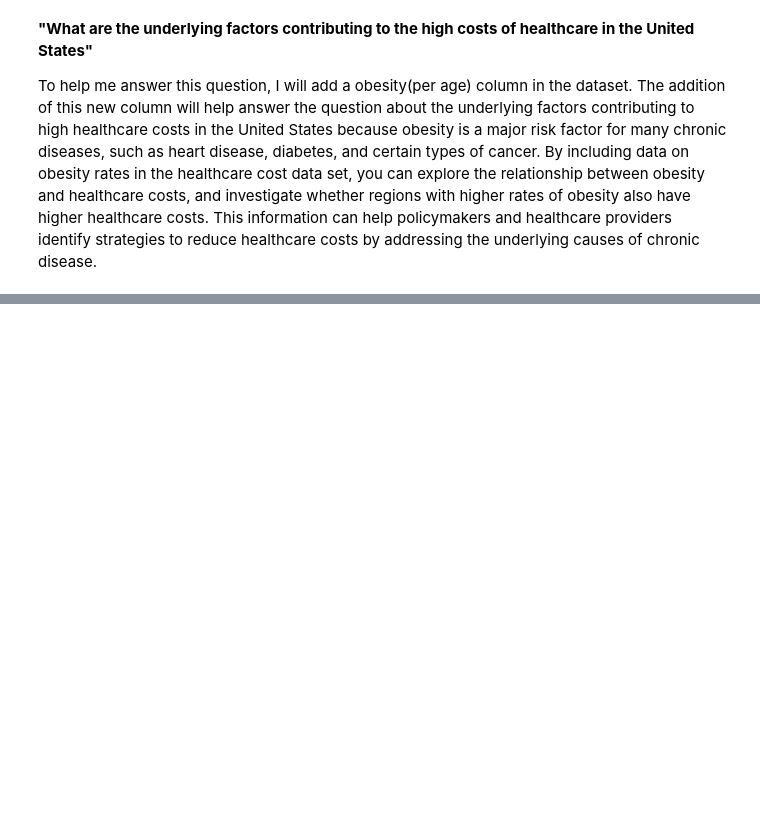
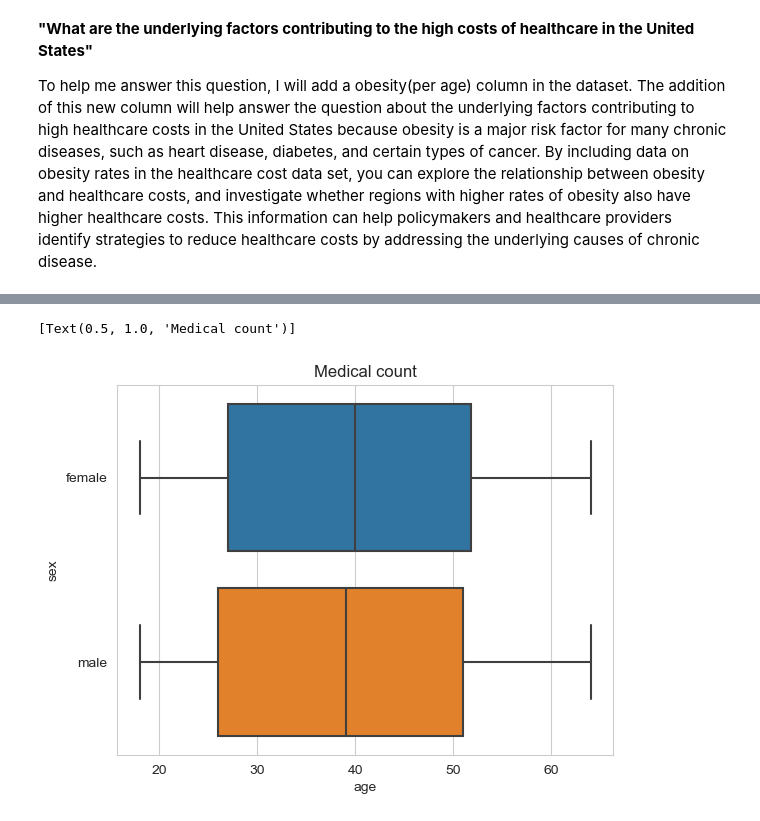
Before and after one commit to ubco-W2022T2-data301/project-group-group40, a Jupyter notebook: analysis/analysis1.ipynb, the cells around one changed output, grey strips where cells are left out. Cells and saved outputs as stored; diff of their text form; code cells hidden in the pictures; blank space fills up the shorter version.

```diff
--- a/analysis/analysis1.ipynb
+++ b/analysis/analysis1.ipynb
@@ -12,0 +54,7 @@ FileNotFoundError: [Errno 2] No such file or directory: 'data/raw/Medical_Cost.c
+# %%
+sns.set_style('whitegrid')
+df = sns.boxplot(y='sex', x='age', data=project_data)
+df.set(title='Medical count')
+# %% [output]
+[Text(0.5, 1.0, 'Medical count')]
+[figure, added]
```
Also changed, not shown: parts of 3 cells of this notebook, 2 other files.
